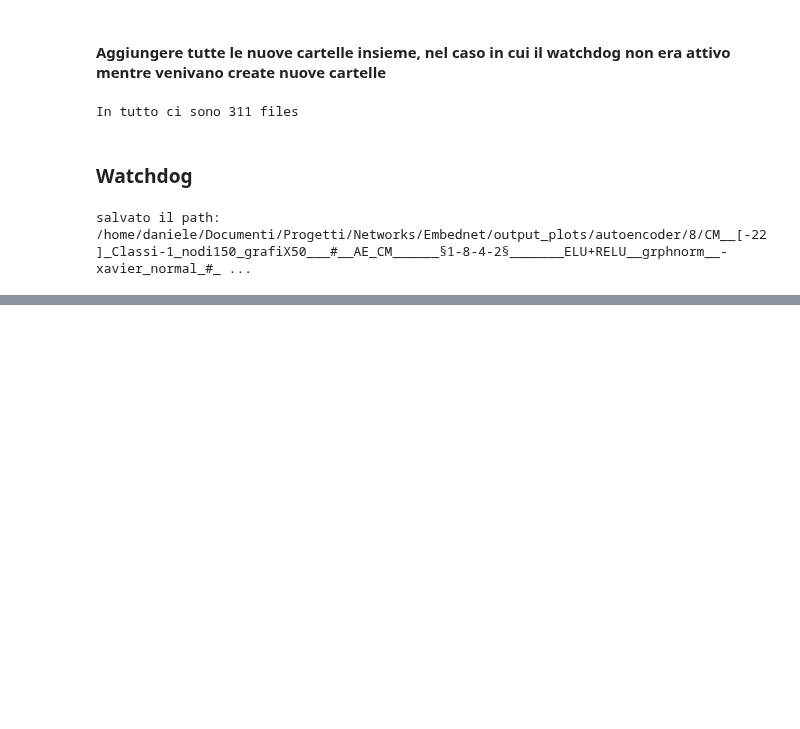
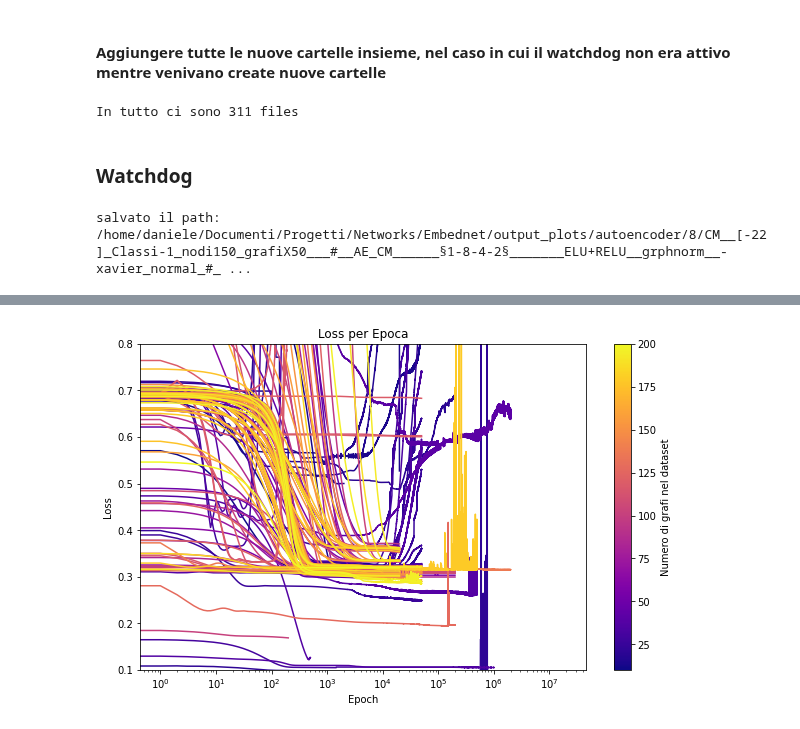
Before and after one commit to dandarm/Embednet, a Jupyter notebook: head_train_tasks.ipynb, the cells around one changed output, grey strips where cells are left out. Drawn from its saved outputs; the diff is of its cells as text; code cells hidden in the pictures; blank space fills up the shorter version.

```diff
--- a/head_train_tasks.ipynb
+++ b/head_train_tasks.ipynb
@@ -216,0 +228,8 @@ plt.show()
+# %%
+loss_values = final_df[('risultati', 'train_loss')]
+test_losses = final_df[('risultati', 'test_loss')]
+architecture_values = final_df[('model', 'GCNneurons_per_layer')]
+dataset_grafi = final_df[('graph_dataset', 'Num_grafi_per_tipo')]
+dataset_nodi = final_df[('graph_dataset', 'Num_nodes')]
+
+plot_data_grafi = make_plot_data(test_losses, dataset_grafi)
@@ -216,0 +270,38 @@ plt.show()
+# %%
+def plot_curves_vs_features(plot_data, titolo, titolo_laterale):
+    # Utilizzo della colormap 'tab10' che offre colori ben distinti
+    # Altre opzioni possono essere 'viridis', 'plasma', 'inferno', 'magma', 'cividis', "tab10"
+    cm = plt.get_cmap('plasma')
+    num_colors = len(plot_data)
+    colors = [cm(1.*i/num_colors) for i in range(num_colors)]
+
+
+    # Ordinamento basato su numero di layer e numero totale di neuroni
+    #plot_data.sort(key=lambda x: (int(x['label'].split(',')[0].split(': ')[1]), int(x['label'].split(',')[1].split(': ')[1])))
+
+    # ordinamento basato sul numero di grafi nel dataset
+    plot_data.sort(key=lambda x: x['n_grafi'])
+
+    # Creazione del grafico
+    plt.figure(figsize=(10, 6))
+    for i, data in enumerate(plot_data):
+        plt.plot(data['x'], data['loss'], label=data['label'], color=colors[i])
+
+    # Aggiungere una colorbar
+    min_nodi, max_nodi = min(dataset_grafi), max(dataset_grafi)
+    sm = plt.cm.ScalarMappable(cmap=cm, norm=plt.Normalize(vmin=min_nodi, vmax=max_nodi))
+    plt.colorbar(sm, label=titolo_laterale)
+
+    plt.ylim(0.1, 0.8)
+
+    plt.title('Loss per Epoca')
+    plt.xlabel('Epoch')
+    plt.ylabel('Loss')
+    #plt.legend()  #
+    plt.xscale('log')
+    plt.savefig(titolo)
+    plt.show()
+# %%
+plot_curves_vs_features(plot_data_grafi, titolo='Test_loss_vs_num_grafi', titolo_laterale='Numero di grafi nel dataset')
+# %% [output]
+[figure, added]
```
Also changed, not shown: parts of 15 cells of this notebook, 13 other files.
